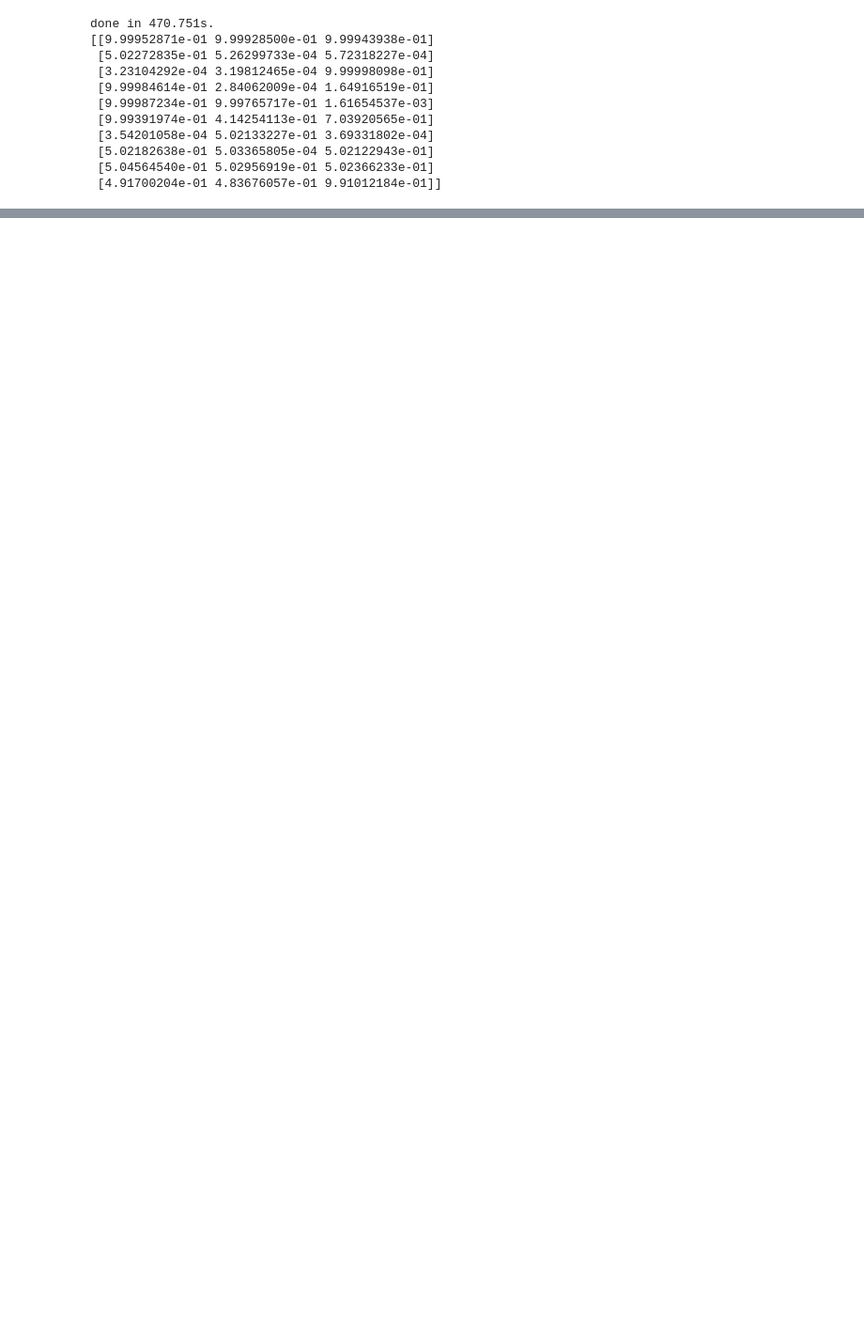
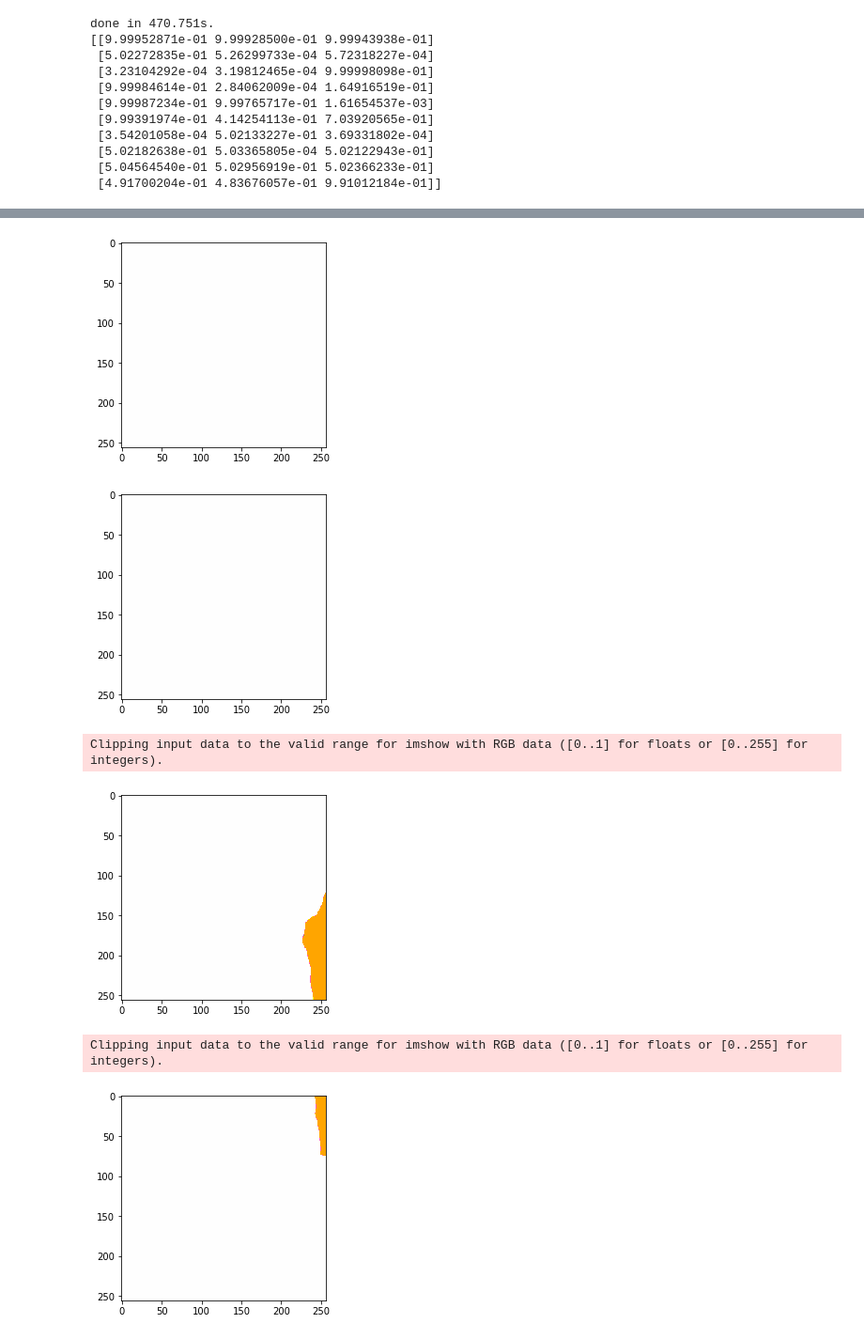
Before and after one commit to 785pavan/DLforWallCharacteristics, a Jupyter notebook: model_basic/kmeans_masks.ipynb, the cells around one changed output, grey strips where cells are left out. Shown at 94% size. Cells and saved outputs as stored; diff of their text form; code cells hidden in the pictures; blank space fills up the shorter version.

```diff
--- a/model_basic/kmeans_masks.ipynb
+++ b/model_basic/kmeans_masks.ipynb
@@ -82,0 +83,6 @@ for n, id_ in tqdm_notebook(enumerate(ids), total=len(ids)):
+# %%
+t0 = time()
+color_palette, w, h = preprossesing_image(r'/data/student/github/DLforWallCharacteristics/color_palette.tif')
+kmeans_color_palette = KMeans(n_clusters=n_colors, random_state=42).fit(color_palette)
+print('done in %0.3fs. ' % (time() - t0))
+print(kmeans_color_palette.cluster_centers_)
@@ -82,0 +101,8 @@ for n, id_ in tqdm_notebook(enumerate(ids), total=len(ids)):
+# %%
+ids = next(os.walk(path_train_masks))[2]
+for n, id_ in tqdm_notebook(enumerate(ids), total=len(ids)):
+    image_array, w, h = preprossesing_image(os.path.join(path_train_masks, id_))
+    labels = reshape_label(kmeans_color_palette.predict(image_array), w, h)
+    cluster_image = display_image_with_labels(labels, w, h, kmeans_color_palette.cluster_centers_)
+    input()
+# %% [output]
@@ -82,0 +114,6 @@ for n, id_ in tqdm_notebook(enumerate(ids), total=len(ids)):
+[figure, added]
+[figure, added]
+Clipping input data to the valid range for imshow with RGB data ([0..1] for floats or [0..255] for integers).
+[figure, added]
+Clipping input data to the valid range for imshow with RGB data ([0..1] for floats or [0..255] for integers).
+[figure, added]
```
Also changed, not shown: parts of 11 cells of this notebook, 1 other file.
